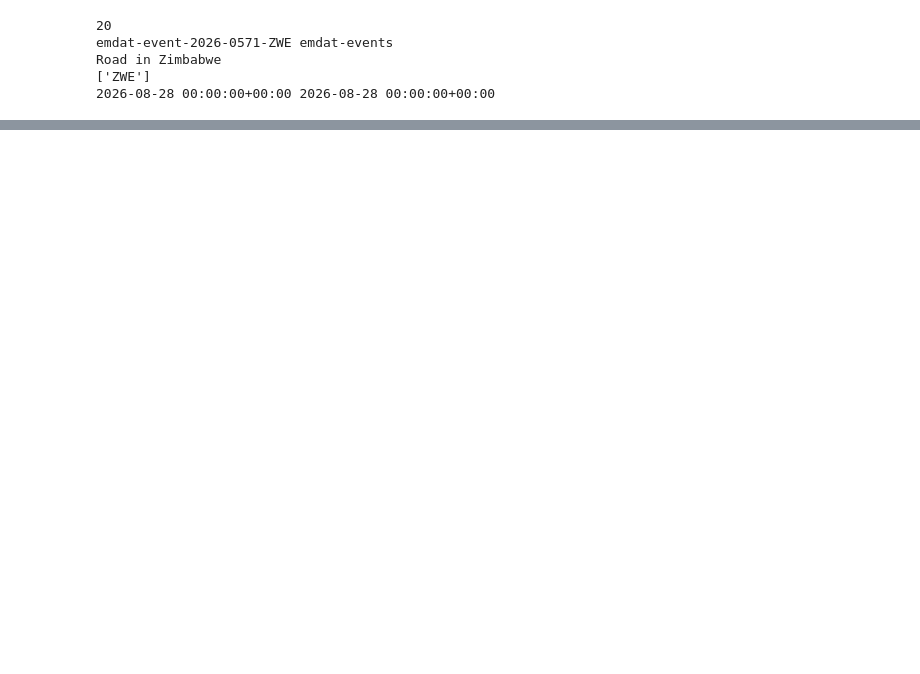
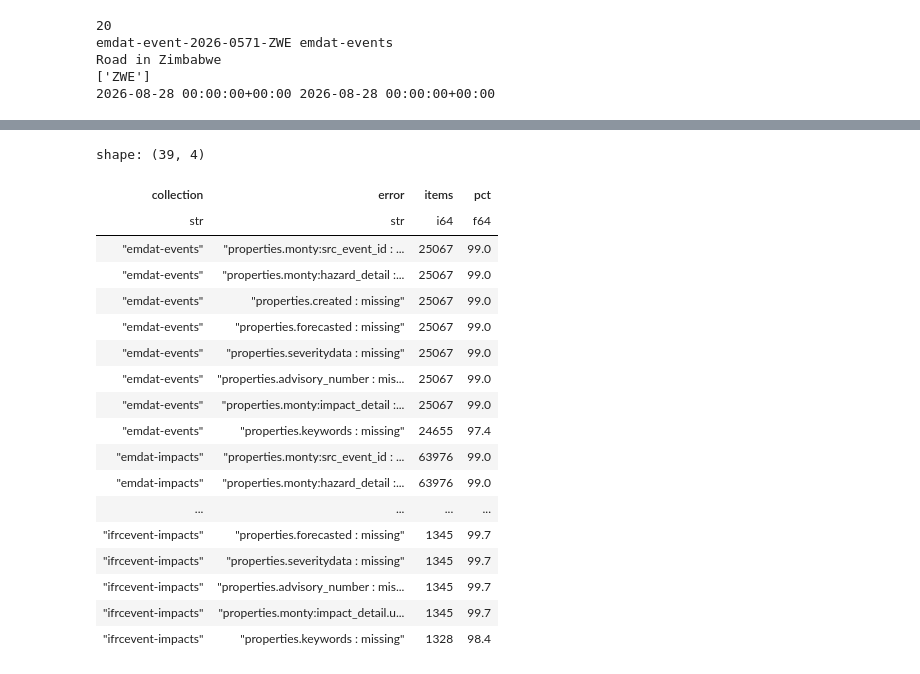
Before and after one commit to jbugli-NJ/fall-2026-group2, a Jupyter notebook: notebooks/eda_nb.ipynb, the cells around one changed output, grey strips where cells are left out. Drawn from its saved outputs; the diff is of its cells as text; code cells hidden in the pictures; blank space fills up the shorter version.

```diff
--- a/notebooks/eda_nb.ipynb
+++ b/notebooks/eda_nb.ipynb
@@ -80,0 +248,31 @@ for cid, items in raw.items():
+# %%
+def with_geometry(item: dict) -> dict:
+    """Stand in a bbox-centre Point where geometry was excluded from the pull."""
+    if item.get("geometry") is None and item.get("bbox"):
+        b = item["bbox"]
+        return {**item, "geometry": {"type": "Point", "coordinates": [(b[0] + b[2]) / 2, (b[1] + b[3]) / 2]}}
+    return item
+
+summary, reasons = [], []
+for cid, items in raw.items():
+    n = ok = 0
+    errs: Counter[str] = Counter()
+    for it in items:
+        n += 1
+        try:
+            MontandonItem.model_validate(with_geometry(it))
+            ok += 1
+        except ValidationError as e:
+            seen = set()
+            for err in e.errors():
+                loc = ".".join(str(x) for x in err["loc"] if not str(x).startswith("Montandon"))
+                key = f"{loc} : {err['type']}"
+                if key not in seen:
+                    seen.add(key)
+                    errs[key] += 1
+    summary.append({"collection": cid, "n": n, "valid": ok, "invalid_pct": round(100 * (n - ok) / n, 1)})
+    reasons += [{"collection": cid, "error": k, "items": v, "pct": round(100 * v / n, 1)} for k, v in errs.most_common()]
+
+validation = pl.DataFrame(summary)
+validation_reasons = pl.DataFrame(reasons).filter(pl.col("pct") >= 1).sort("collection", "items", descending=[False, True])
+validation
@@ -80,0 +288,22 @@ for cid, items in raw.items():
+# %%
+validation_reasons
+# %% [output]
+shape: (39, 4)
+| collection | error | items | pct |
+| str | str | i64 | f64 |
+| "emdat-events" | "properties.monty:src_event_id : ... | 25067 | 99.0 |
+| "emdat-events" | "properties.monty:hazard_detail :... | 25067 | 99.0 |
+| "emdat-events" | "properties.created : missing" | 25067 | 99.0 |
+| "emdat-events" | "properties.forecasted : missing" | 25067 | 99.0 |
+| "emdat-events" | "properties.severitydata : missing" | 25067 | 99.0 |
+| "emdat-events" | "properties.advisory_number : mis... | 25067 | 99.0 |
+| "emdat-events" | "properties.monty:impact_detail :... | 25067 | 99.0 |
+| "emdat-events" | "properties.keywords : missing" | 24655 | 97.4 |
+| "emdat-impacts" | "properties.monty:src_event_id : ... | 63976 | 99.0 |
+| "emdat-impacts" | "properties.monty:hazard_detail :... | 63976 | 99.0 |
+| ... | ... | ... | ... |
+| "ifrcevent-impacts" | "properties.forecasted : missing" | 1345 | 99.7 |
+| "ifrcevent-impacts" | "properties.severitydata : missing" | 1345 | 99.7 |
+| "ifrcevent-impacts" | "properties.advisory_number : mis... | 1345 | 99.7 |
+| "ifrcevent-impacts" | "properties.monty:impact_detail.u... | 1345 | 99.7 |
+| "ifrcevent-impacts" | "properties.keywords : missing" | 1328 | 98.4 |
```
Also changed, not shown: parts of 31 cells of this notebook, 2 other files.
